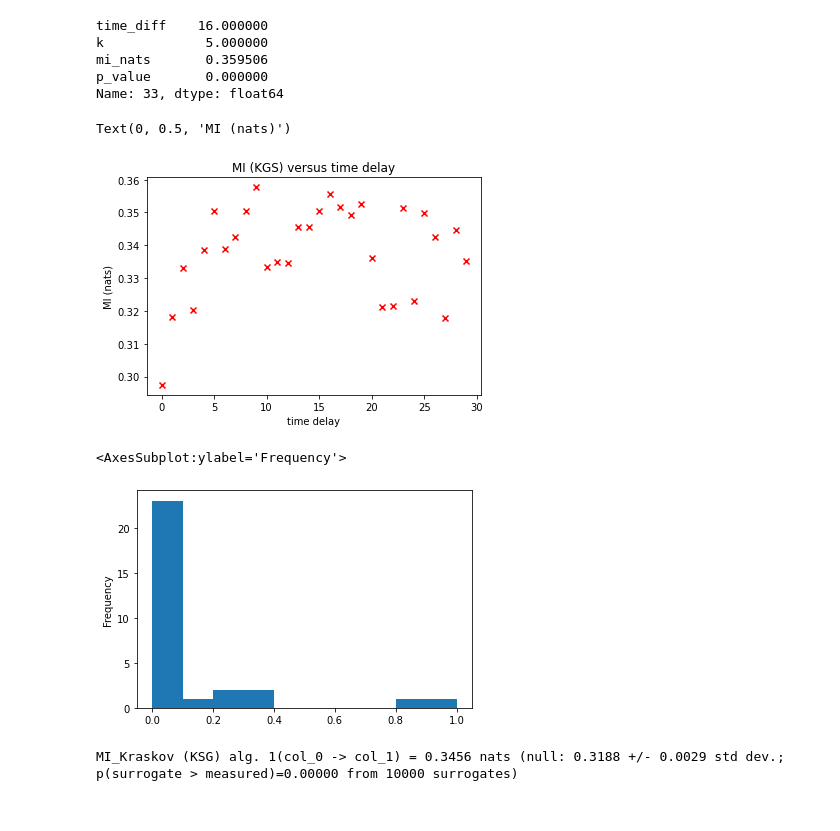
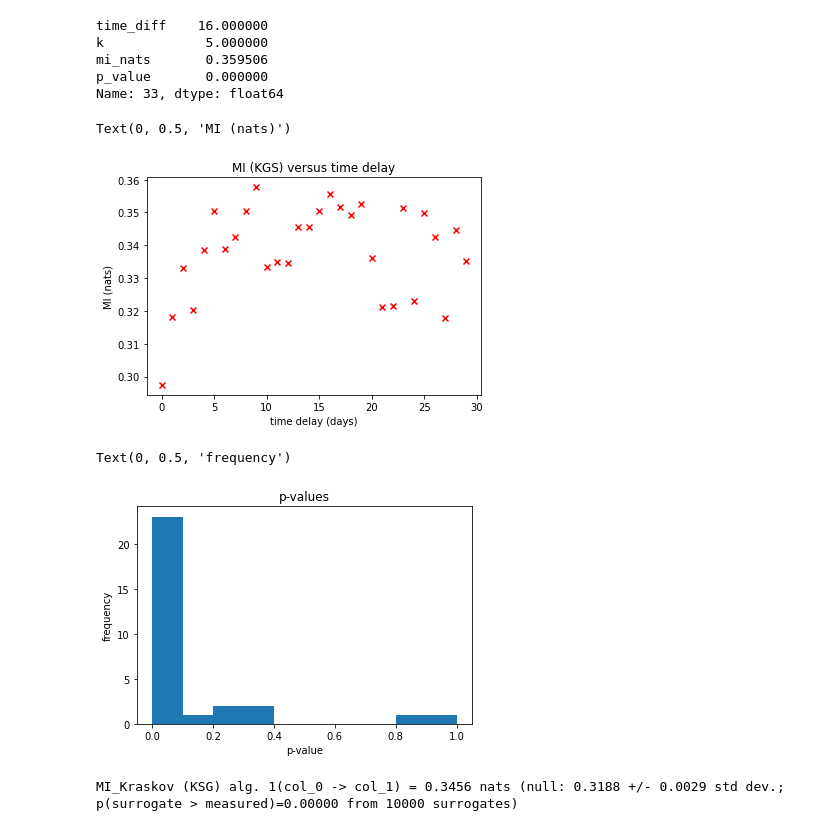
Before and after one commit to gilmar/musk_dogecoin_analysis, a Jupyter notebook: musk_dogecoin.ipynb, the cells around one changed output. Drawn from its saved outputs; the diff is of its cells as text; code cells hidden in the pictures.

```diff
--- a/musk_dogecoin.ipynb
+++ b/musk_dogecoin.ipynb
@@ -169,16 +169,19 @@ timediff_results_df = grid_search_results_df[grid_search_results_df.k == 4]
 plt.figure();
 plt.scatter(timediff_results_df.time_diff, timediff_results_df.mi_nats, c='red', marker='x');
 plt.title('MI (KGS) versus time delay')
-plt.xlabel('time delay')
+plt.xlabel('time delay (days)')
 plt.ylabel('MI (nats)')
 # %% [output]
 Text(0, 0.5, 'MI (nats)')
-[figure, old version]
+[figure, new version]
 # %%
 timediff_results_df.p_value.plot.hist()
+plt.title('p-values')
+plt.xlabel('p-value')
+plt.ylabel('frequency')
 # %% [output]
-<AxesSubplot:ylabel='Frequency'>
+Text(0, 0.5, 'frequency')
-[figure, old version]
+[figure, new version]
 # %%
 source = JArray(JDouble, 1)(data[:,0].tolist())
 destination = JArray(JDouble, 1)(data[:,1].tolist())
```
Also changed, not shown: parts of 1 cell of this notebook.
